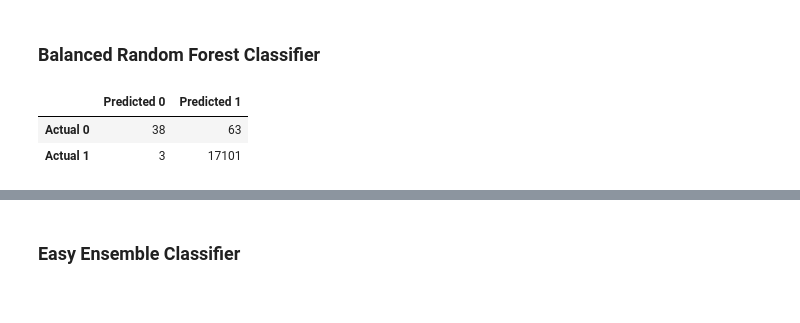
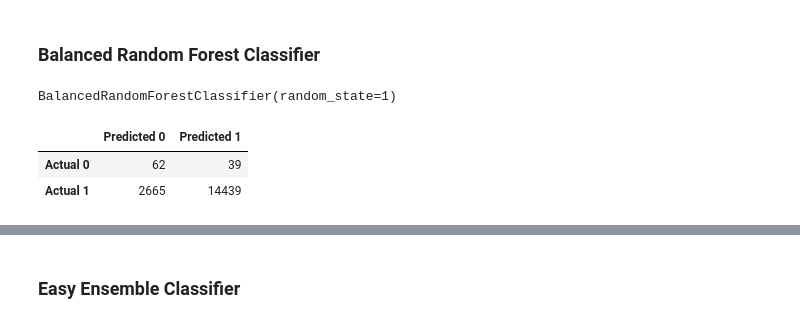
Before and after one commit to aalfiler/Risky_Business, a Jupyter notebook: Analysis/credit_risk_ensemble.ipynb, the cells around one changed output, grey strips where cells are left out. Drawn from its saved outputs; the diff is of its cells as text; code cells hidden in the pictures.

Commit message:
ensemble notebook

```diff
--- a/Analysis/credit_risk_ensemble.ipynb
+++ b/Analysis/credit_risk_ensemble.ipynb
@@ -176,20 +176,24 @@ Note: Use a random state of 1 for each algorithm to ensure consistency between t
 ### Balanced Random Forest Classifier
 # %%
 # Resample the training data with the BalancedRandomForestClassifier
-from sklearn.ensemble import RandomForestClassifier
-rf_model = RandomForestClassifier(n_estimators=100, random_state=78)
-rf_model = rf_model.fit(X_train_scaled, y_train)
+from imblearn.ensemble import BalancedRandomForestClassifier
+from sklearn.metrics import balanced_accuracy_score
+
+brf = BalancedRandomForestClassifier(n_estimators=100, random_state=1)
+brf.fit(X_train, y_train)
+# %% [output]
+BalancedRandomForestClassifier(random_state=1)
 # %%
 # Making predictions using the testing data
-predictions = rf_model.predict(X_test_scaled)
+y_pred_brf = brf.predict(X_test)
 # %%
  # Calculating the confusion matrix
-cm = confusion_matrix(y_test, predictions)
-cm_df = pd.DataFrame(
-    cm, index=["Actual 0", "Actual 1"], columns=["Predicted 0", "Predicted 1"]
+cm_brf = confusion_matrix(y_test, y_pred_brf)
+cm_brf_df = pd.DataFrame(
+    cm_brf, index=["Actual 0", "Actual 1"], columns=["Predicted 0", "Predicted 1"]
 )
-cm_df
+cm_brf_df
 # %% [output]
 |  | Predicted 0 | Predicted 1 |
-| Actual 0 | 38 | 63 |
-| Actual 1 | 3 | 17101 |
+| Actual 0 | 62 | 39 |
+| Actual 1 | 2665 | 14439 |
```
Also changed, not shown: parts of 10 cells of this notebook, 1 other file.
